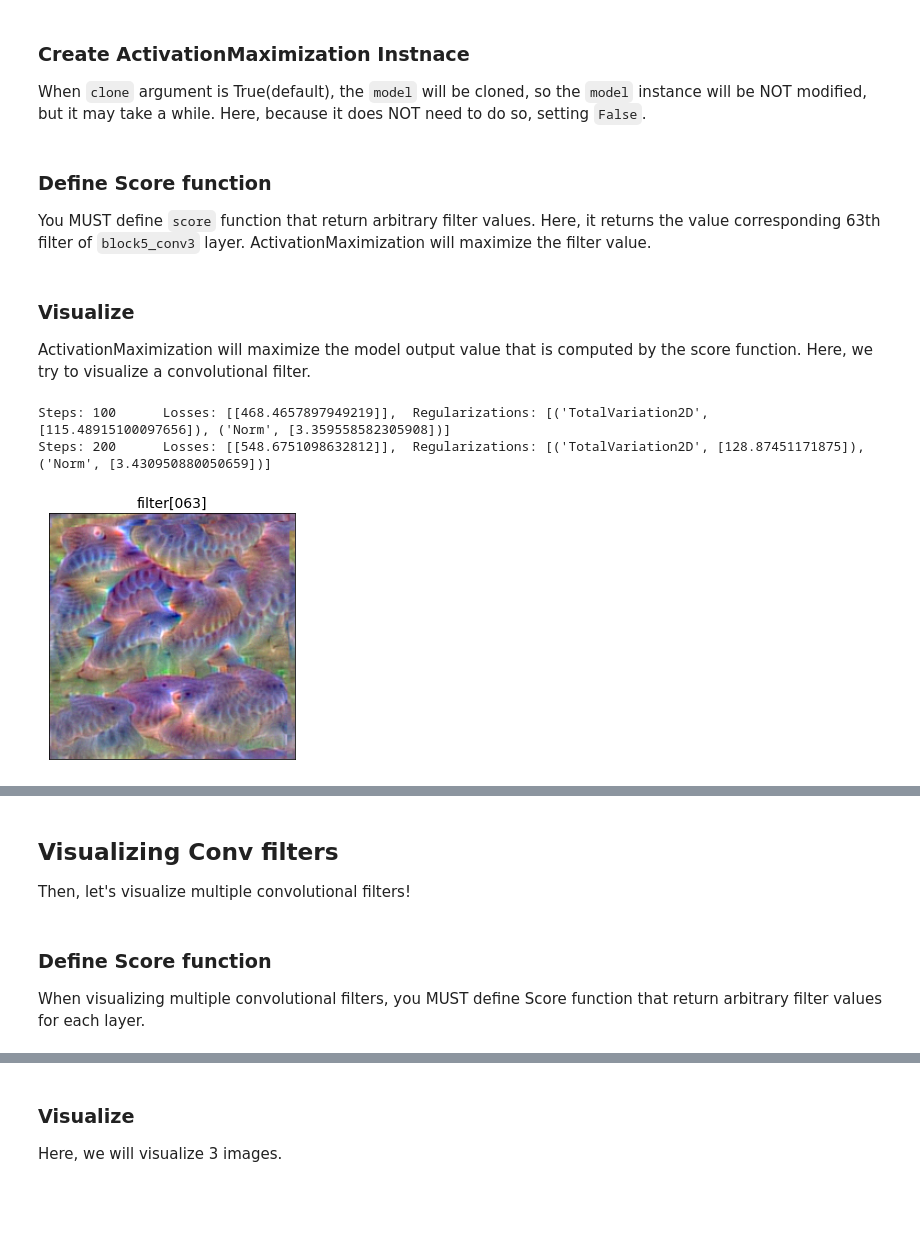
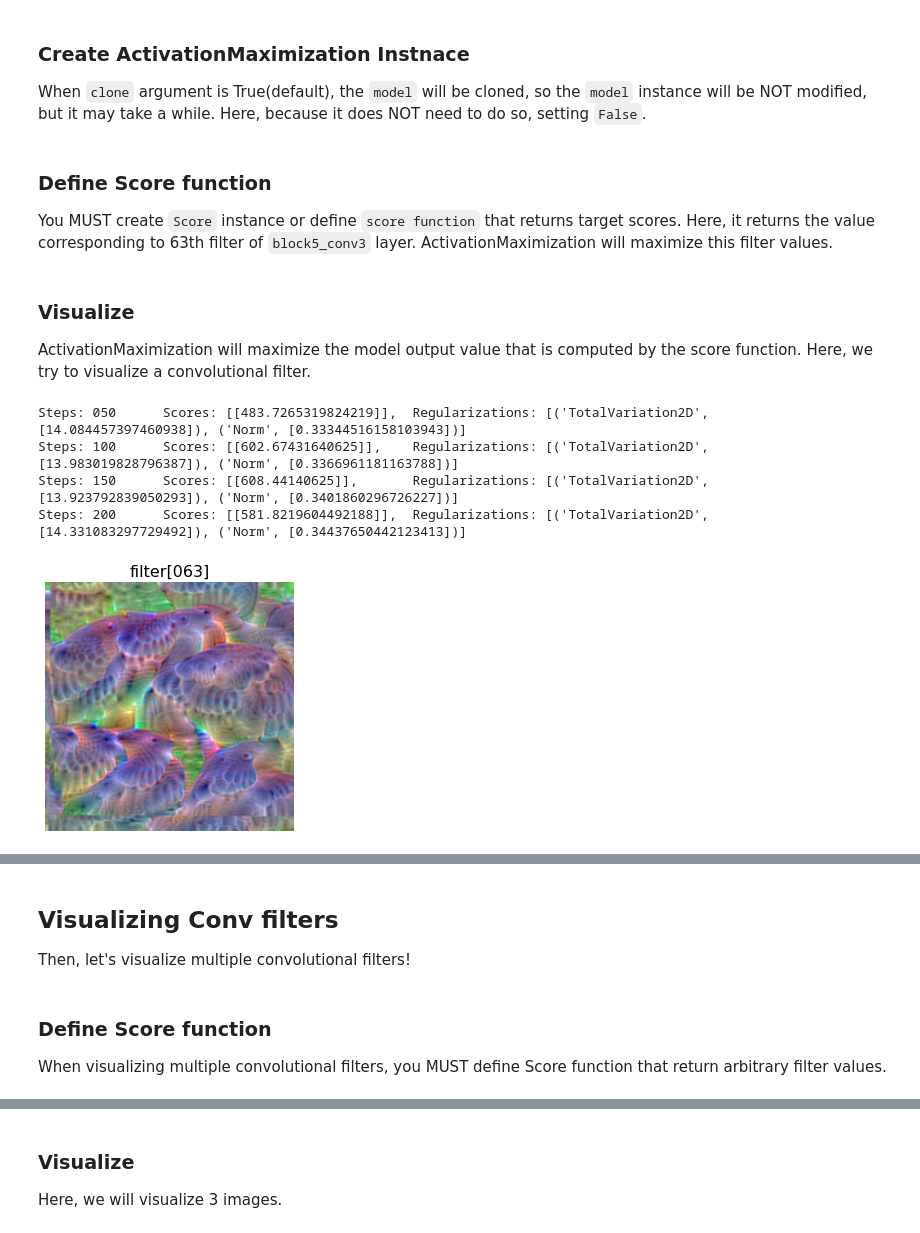
Before and after one commit to keisen/tf-keras-vis, a Jupyter notebook: examples/visualize_conv_filters.ipynb, the cells around one changed output, grey strips where cells are left out. Cells and saved outputs as stored; diff of their text form; code cells hidden in the pictures; blank space fills up the shorter version.

```diff
--- a/examples/visualize_conv_filters.ipynb
+++ b/examples/visualize_conv_filters.ipynb
@@ -83,7 +82,7 @@ activation_maximization = ActivationMaximization(model,
 # %% [markdown]
 ### Define Score function
 
-You MUST define `score` function that return arbitrary filter values. Here, it returns the value corresponding 63th filter of `block5_conv3` layer. ActivationMaximization will maximize the filter value.
+You MUST create `Score` instance or define `score function` that returns target scores. Here, it returns the value corresponding to 63th filter of `block5_conv3` layer. ActivationMaximization will maximize this filter values.
 # %%
 from tf_keras_vis.utils.scores import CategoricalScore
 
@@ -100,21 +100,22 @@ ActivationMaximization will maximize the model output value that is computed by
 # %%
 %%time
 from tf_keras_vis.activation_maximization.callbacks import PrintLogger as Logger
 from tf_keras_vis.activation_maximization.callbacks import GifGenerator2D
 
-# Generate max activation
+# Generate maximized activation
 activations = activation_maximization(score,
-                                      callbacks=[Logger(interval=100)])
+                                      callbacks=[Logger(interval=50)])
 
 # Render
-subplot_args = { 'nrows': 1, 'ncols': 1, 'figsize': (4, 4),
-                 'subplot_kw': {'xticks': [], 'yticks': []} }
-f, ax = plt.subplots(**subplot_args)
+f, ax = plt.subplots(figsize=(4, 4))
 ax.imshow(activations[0])
-ax.set_title('filter[{:03d}]'.format(filter_number), fontsize=14)
+ax.set_title('filter[{:03d}]'.format(filter_number), fontsize=16)
+ax.axis('off')
 plt.tight_layout()
 plt.show()
 # %% [output]
-Steps: 100      Losses: [[468.4657897949219]],  Regularizations: [('TotalVariation2D', [115.48915100097656]), ('Norm', [3.359558582305908])]
-Steps: 200      Losses: [[548.6751098632812]],  Regularizations: [('TotalVariation2D', [128.87451171875]), ('Norm', [3.430950880050659])]
+Steps: 050      Scores: [[483.7265319824219]],  Regularizations: [('TotalVariation2D', [14.084457397460938]), ('Norm', [0.33344516158103943])]
+Steps: 100      Scores: [[602.67431640625]],    Regularizations: [('TotalVariation2D', [13.983019828796387]), ('Norm', [0.3366961181163788])]
+Steps: 150      Scores: [[608.44140625]],       Regularizations: [('TotalVariation2D', [13.923792839050293]), ('Norm', [0.3401860296726227])]
+Steps: 200      Scores: [[581.8219604492188]],  Regularizations: [('TotalVariation2D', [14.331083297729492]), ('Norm', [0.34437650442123413])]
-[figure, old version]
+[figure, new version]
@@ -127,7 +128,7 @@ Then, let's visualize multiple convolutional filters!
 # %% [markdown]
 ### Define Score function
 
-When visualizing multiple convolutional filters, you MUST define Score function that return arbitrary filter values for each layer.
+When visualizing multiple convolutional filters, you MUST define Score function that return arbitrary filter values.
 # %%
 from tf_keras_vis.utils.scores import CategoricalScore
 
```
Also changed, not shown: parts of 6 cells of this notebook, 2 other files.
